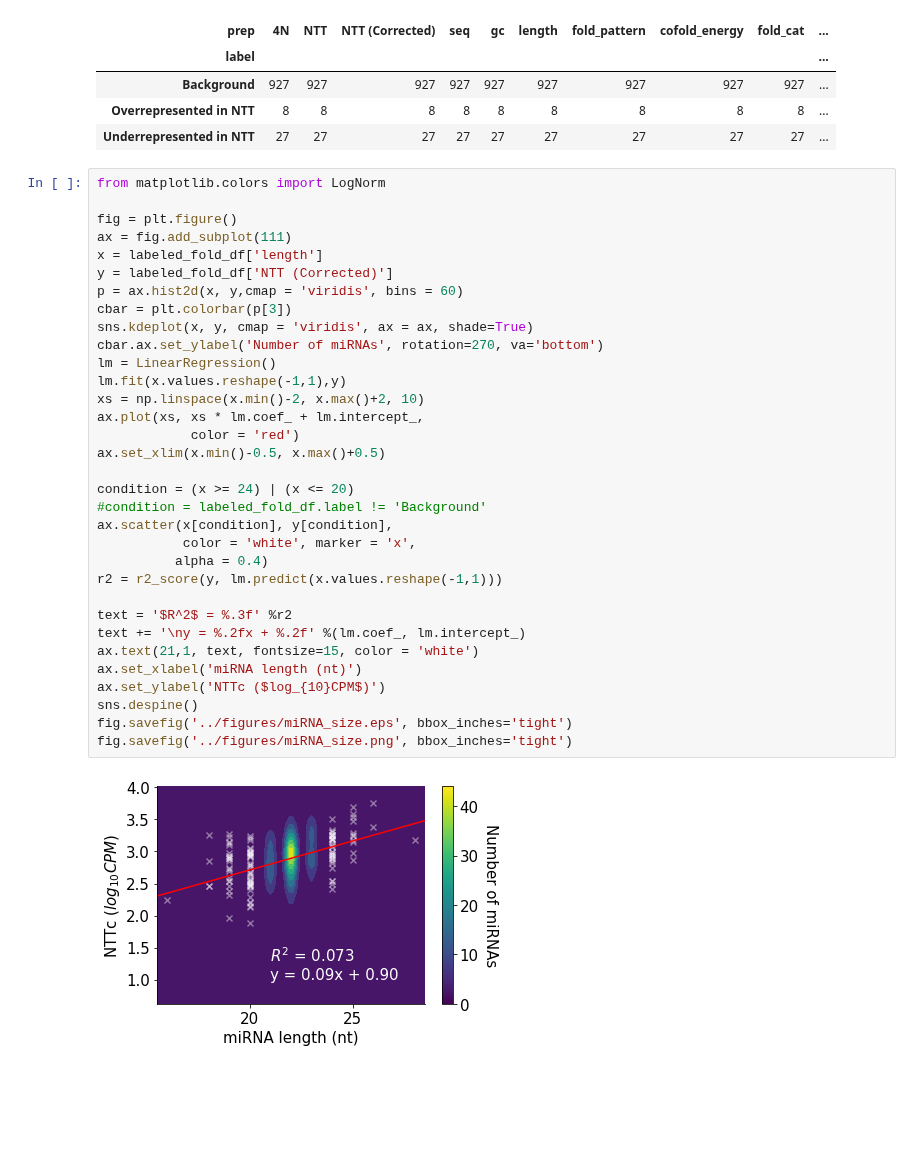
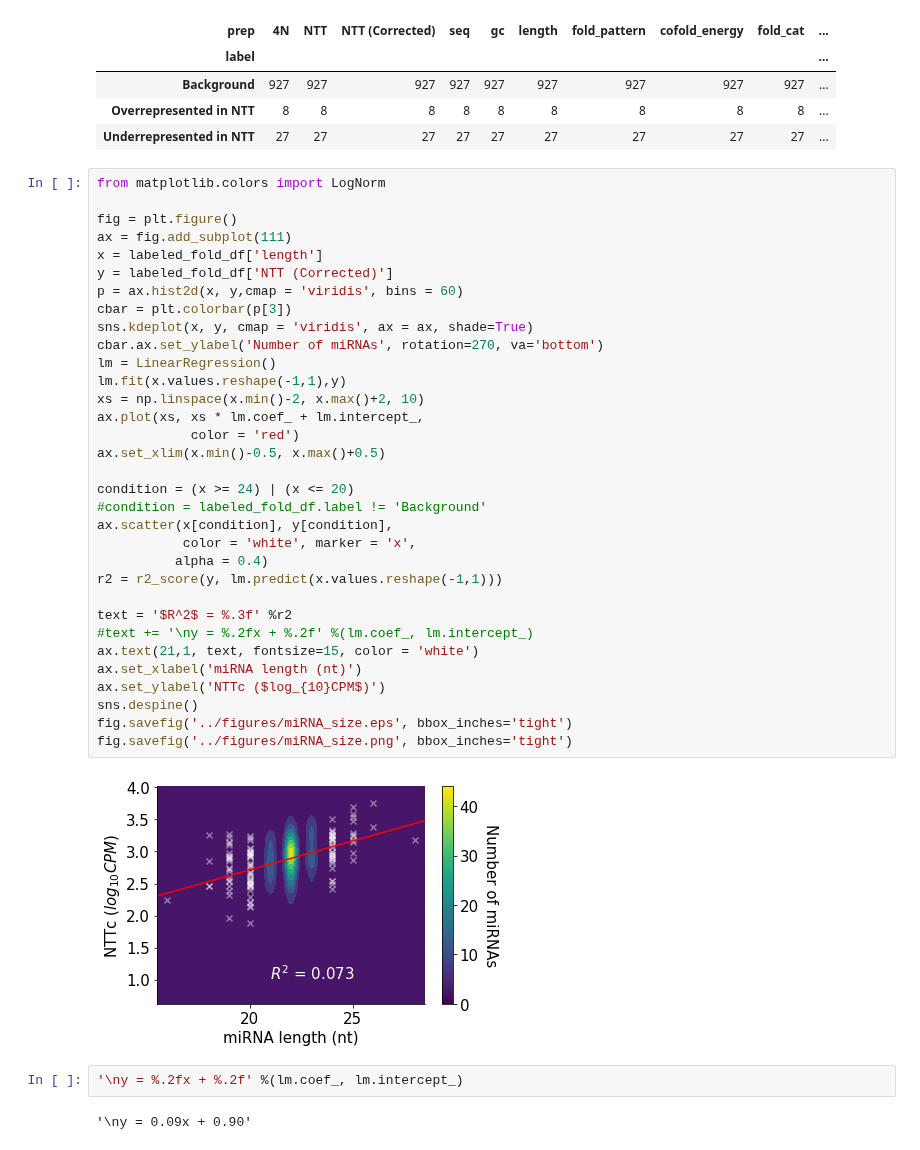
Before and after one commit to wckdouglas/tgirt_smRNA, a Jupyter notebook: scripts/mirExplore_bias_rf.ipynb, the cells around one changed output. Cells and saved outputs as stored; diff of their text form; blank space fills up the shorter version.

```diff
--- a/scripts/mirExplore_bias_rf.ipynb
+++ b/scripts/mirExplore_bias_rf.ipynb
@@ -1018,32 +1018,36 @@ from matplotlib.colors import LogNorm
 fig = plt.figure()
 ax = fig.add_subplot(111)
 x = labeled_fold_df['length']
 y = labeled_fold_df['NTT (Corrected)']
 p = ax.hist2d(x, y,cmap = 'viridis', bins = 60)
 cbar = plt.colorbar(p[3])
 sns.kdeplot(x, y, cmap = 'viridis', ax = ax, shade=True)
 cbar.ax.set_ylabel('Number of miRNAs', rotation=270, va='bottom')
 lm = LinearRegression()
 lm.fit(x.values.reshape(-1,1),y)
 xs = np.linspace(x.min()-2, x.max()+2, 10)
 ax.plot(xs, xs * lm.coef_ + lm.intercept_,
             color = 'red')
 ax.set_xlim(x.min()-0.5, x.max()+0.5)
 
 condition = (x >= 24) | (x <= 20)
 #condition = labeled_fold_df.label != 'Background'
 ax.scatter(x[condition], y[condition],
            color = 'white', marker = 'x',
           alpha = 0.4)
 r2 = r2_score(y, lm.predict(x.values.reshape(-1,1)))
 
 text = '$R^2$ = %.3f' %r2
-text += '\ny = %.2fx + %.2f' %(lm.coef_, lm.intercept_)
+#text += '\ny = %.2fx + %.2f' %(lm.coef_, lm.intercept_)
 ax.text(21,1, text, fontsize=15, color = 'white')
 ax.set_xlabel('miRNA length (nt)')
 ax.set_ylabel('NTTc ($log_{10}CPM$)')
 sns.despine()
 fig.savefig('../figures/miRNA_size.eps', bbox_inches='tight')
 fig.savefig('../figures/miRNA_size.png', bbox_inches='tight')
 # %% [output]
-[figure, old version]
+[figure, new version]
+# %%
+'\ny = %.2fx + %.2f' %(lm.coef_, lm.intercept_)
+# %% [output]
+'\ny = 0.09x + 0.90'
```
Also changed, not shown: 1 other file.
